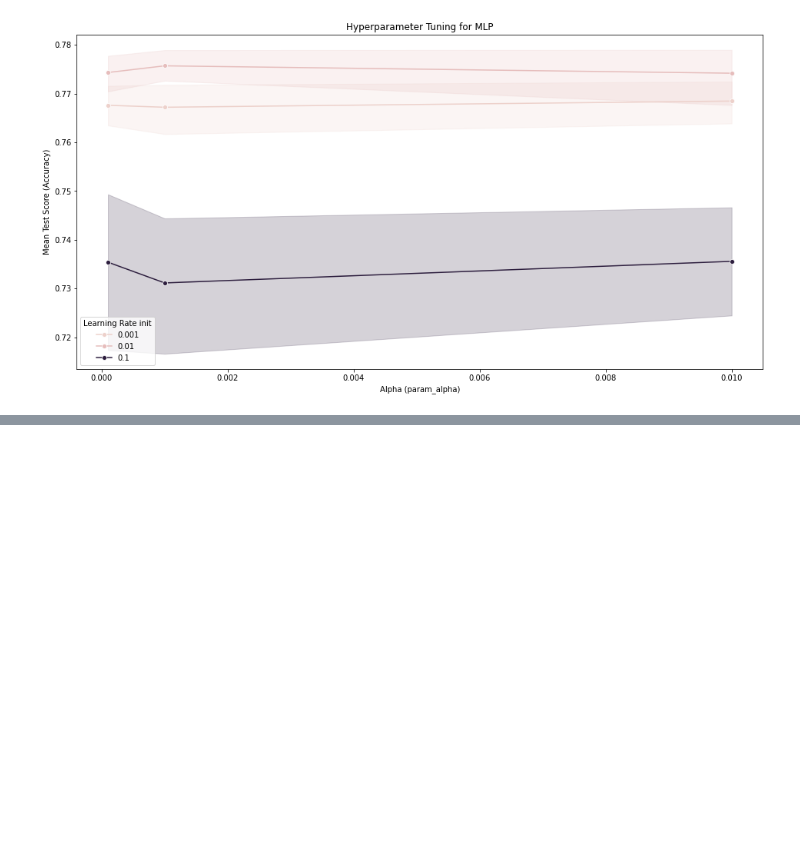
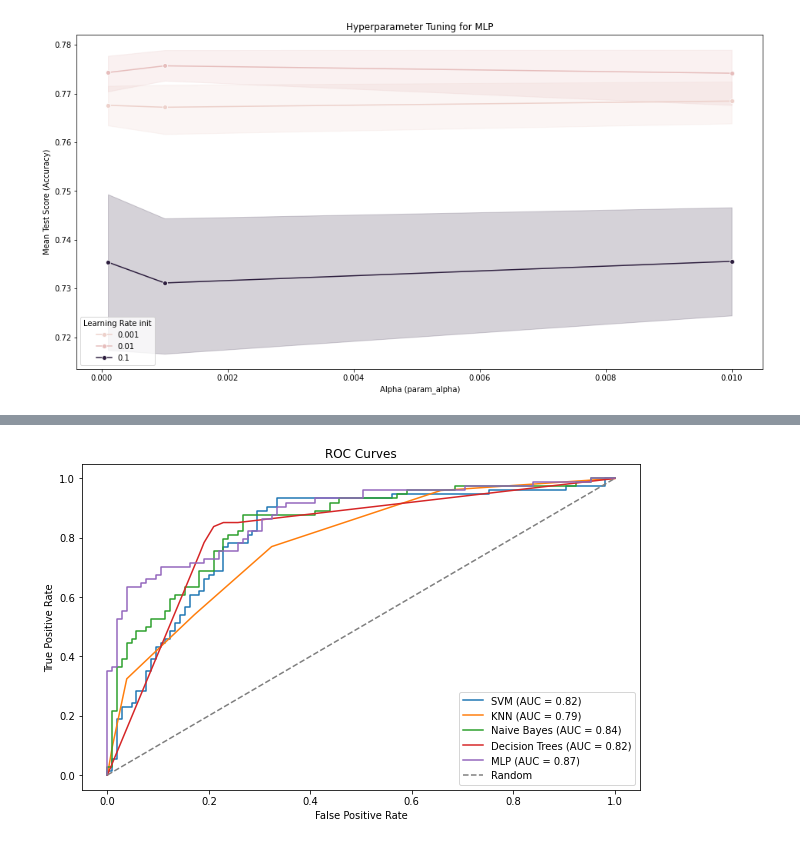
Before and after one commit to aGayar30/Machine-learning-project, a Jupyter notebook: titanic.ipynb, the cells around one changed output, grey strips where cells are left out. Saved outputs shown, nothing was run; the diff lists cells and outputs as text; code cells hidden in the pictures; blank space fills up the shorter version.

Commit message:
Comparing classifiers 1

```diff
--- a/titanic.ipynb
+++ b/titanic.ipynb
@@ -601,0 +604,83 @@ plt.show()
+# %%
+from sklearn.metrics import accuracy_score, precision_score, recall_score, f1_score, roc_auc_score, roc_curve
+from sklearn.model_selection import train_test_split
+
+# Assuming you have the following classifiers available:
+# svm_classifier, knn_classifier, bayes_classifier, tree_classifier, mlp_classifier
+
+classifiers = {
+    'SVM': svm_classifier,
+    'KNN': knn_classifier,
+    'Naive Bayes': bayes_classifier,
+    'Decision Trees': tree_classifier,
+    'MLP': mlp_classifier
+}
+
+# Split the data into training and testing sets
+X_train, X_test, y_train, y_test = train_test_split(X, y, test_size=0.2, random_state=42)
+
+# Initialize dictionaries to store metrics
+accuracy_scores = {}
+precision_scores = {}
+recall_scores = {}
+f1_scores = {}
+roc_auc_scores = {}
+roc_curves = {}
+
+# Evaluate each classifier
+for name, classifier in classifiers.items():
+    # Fit the model on the training data
+    classifier.fit(X_train, y_train)
+
+    # Predictions on the test set
+    y_pred = classifier.predict(X_test)
+
+    # Calculate metrics
+    accuracy_scores[name] = accuracy_score(y_test, y_pred)
+    precision_scores[name] = precision_score(y_test, y_pred)
+    recall_scores[name] = recall_score(y_test, y_pred)
+    f1_scores[name] = f1_score(y_test, y_pred)
+
+    # For ROC/AUC, handle binary classifiers
+    if hasattr(classifier, "decision_function"):
+        y_scores = classifier.decision_function(X_test)
+    elif hasattr(classifier, "predict_proba"):
+        probas = classifier.predict_proba(X_test)[:, 1]
+        y_scores = probas
+    else:
+        raise ValueError("Classifier does not have decision_function or predict_proba.")
+
+    roc_auc_scores[name] = roc_auc_score(y_test, y_scores)
+
+    # ROC curve
+    fpr, tpr, _ = roc_curve(y_test, y_scores)
+    roc_curves[name] = {'fpr': fpr, 'tpr': tpr}
+
+# Print or visualize the metrics as needed
+print("Accuracy Scores:")
+print(accuracy_scores)
+
+print("\nPrecision Scores:")
+print(precision_scores)
+
+print("\nRecall Scores:")
+print(recall_scores)
+
+print("\nF1 Scores:")
+print(f1_scores)
+
+print("\nROC AUC Scores:")
+print(roc_auc_scores)
+
+# Visualize ROC curves
+plt.figure(figsize=(10, 6))
+for name, curve in roc_curves.items():
+    plt.plot(curve['fpr'], curve['tpr'], label=f'{name} (AUC = {roc_auc_scores[name]:.2f})')
+
+plt.plot([0, 1], [0, 1], linestyle='--', color='gray', label='Random')
+plt.title('ROC Curves')
+plt.xlabel('False Positive Rate')
+plt.ylabel('True Positive Rate')
+plt.legend()
+plt.show()
+# %% [output]
@@ -601,0 +701 @@ plt.show()
+[figure, added]
```
Also changed, not shown: parts of 2 cells of this notebook.
